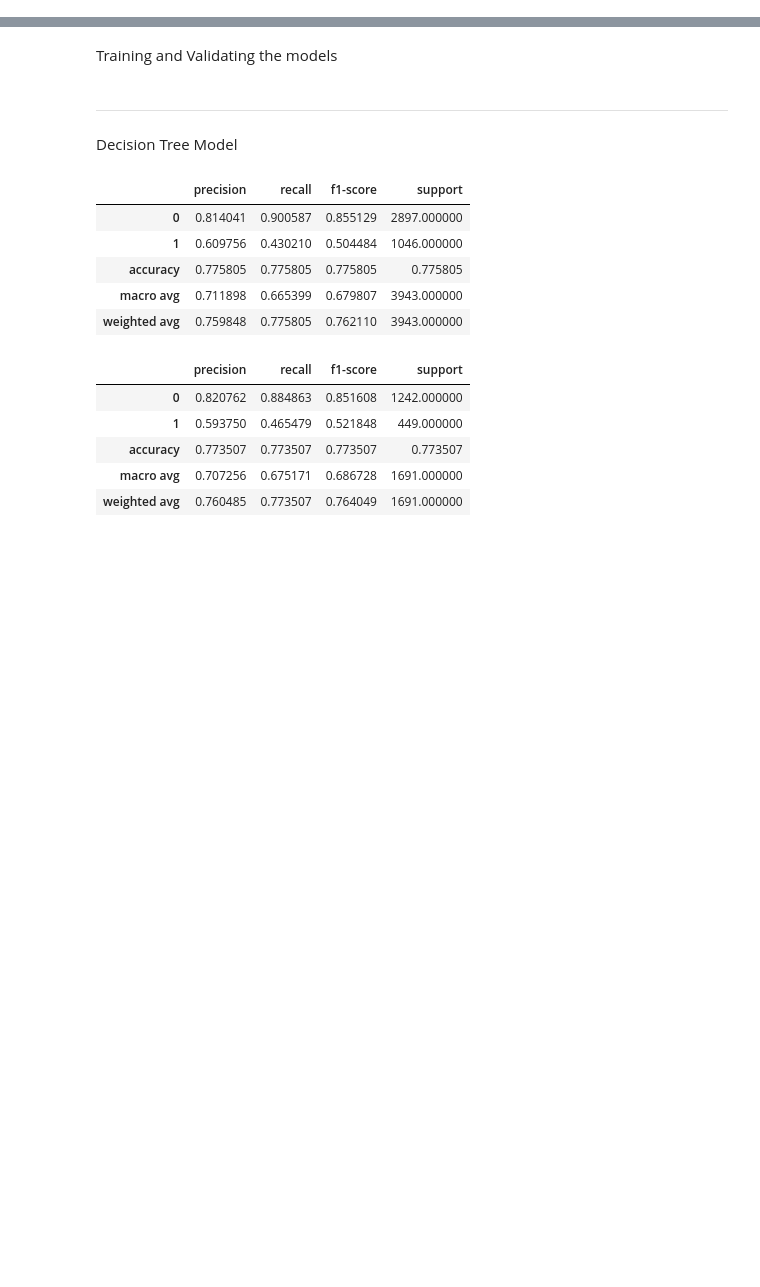
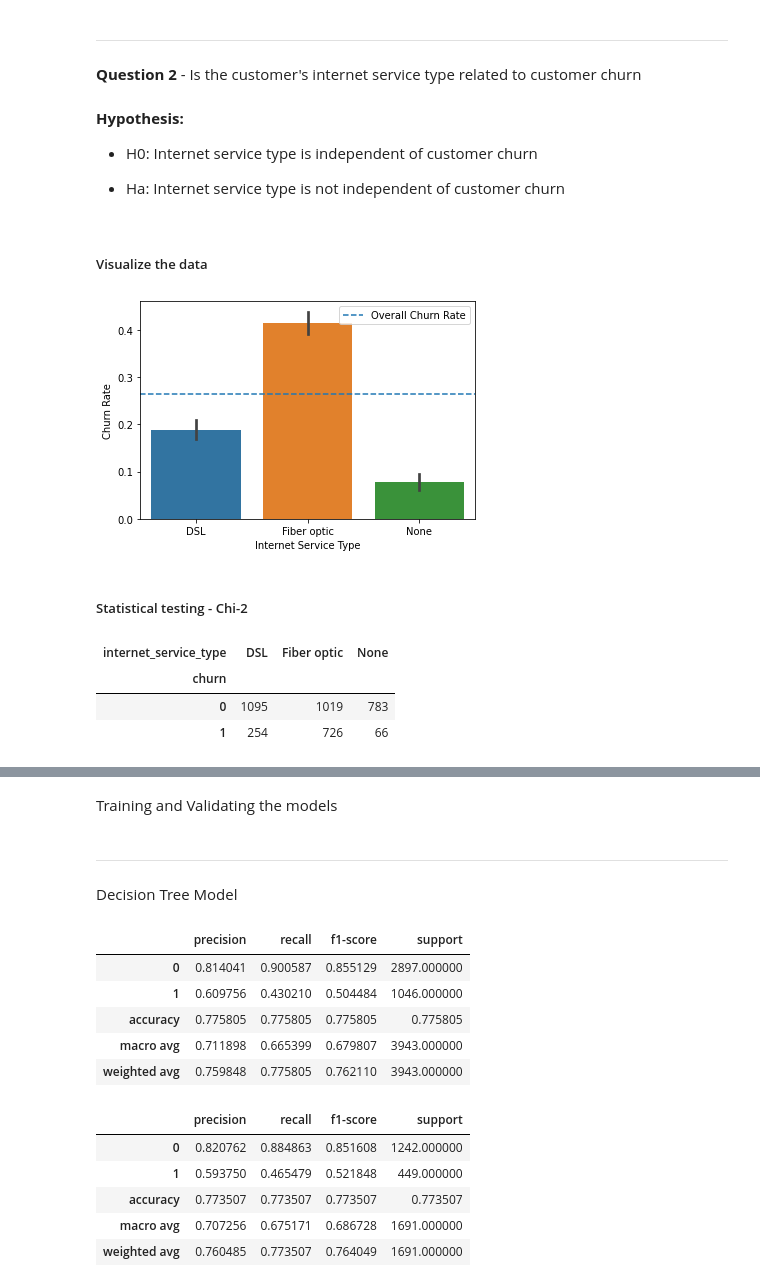
Before and after one commit to NSharick/classification-project, a Jupyter notebook: final_report_classification_project.ipynb, the cells around one changed output, grey strips where cells are left out. Drawn from its saved outputs; the diff is of its cells as text; code cells hidden in the pictures; blank space fills up the shorter version.

```diff
--- a/final_report_classification_project.ipynb
+++ b/final_report_classification_project.ipynb
@@ -276,0 +180,42 @@ There is a statistically significant relationship
+# %% [markdown]
+---
+# %% [markdown]
+**Question 2** - Is the customer's internet service type related to customer churn
+# %% [markdown]
+**Hypothesis:**
+
+- H0: Internet service type is independent of customer churn
+
+- Ha: Internet service type is not independent of customer churn
+# %% [markdown]
+##### Visualize the data
+# %%
+#assign a variable for the overall customer churn rate
+churn_mean = train.churn.mean()
+#create a barplot with internet service type on the x axis, churn rate on the y axis
+#and mean churn rate for each category displayed by the bars
+sns.barplot(x='internet_service_type', y='churn', data=train)
+#add the overall churn value as a line across the bars for comparison
+plt.axhline(churn_mean, label='Overall Churn Rate', linestyle='--')
+#add labels to the x and y axis
+plt.ylabel('Churn Rate')
+plt.xlabel('Internet Service Type')
+#show the plot legend
+plt.legend()
+#show the plot
+plt.show()
+#the whiskers on top of the bar represent a confidence interval calculated by seaborn
+# %% [output]
+[figure, added]
+# %% [markdown]
+##### Statistical testing - Chi-2
+# %%
+#cross tabulate the data so relational comparisons can be made
+internet_cross = pd.crosstab(train.churn, train.internet_service_type)
+#view the cross tabulated data
+internet_cross
+# %% [output]
+| internet_service_type | DSL | Fiber optic | None |
+| churn |  |  |  |
+| 0 | 1095 | 1019 | 783 |
+| 1 | 254 | 726 | 66 |
```
Also changed, not shown: parts of 66 cells of this notebook, 2 other files.
